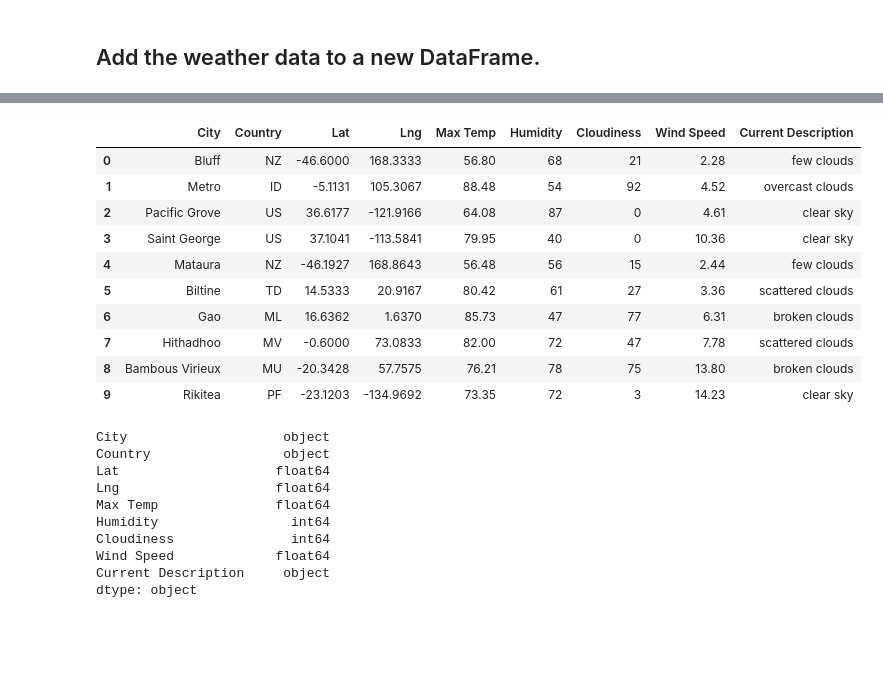
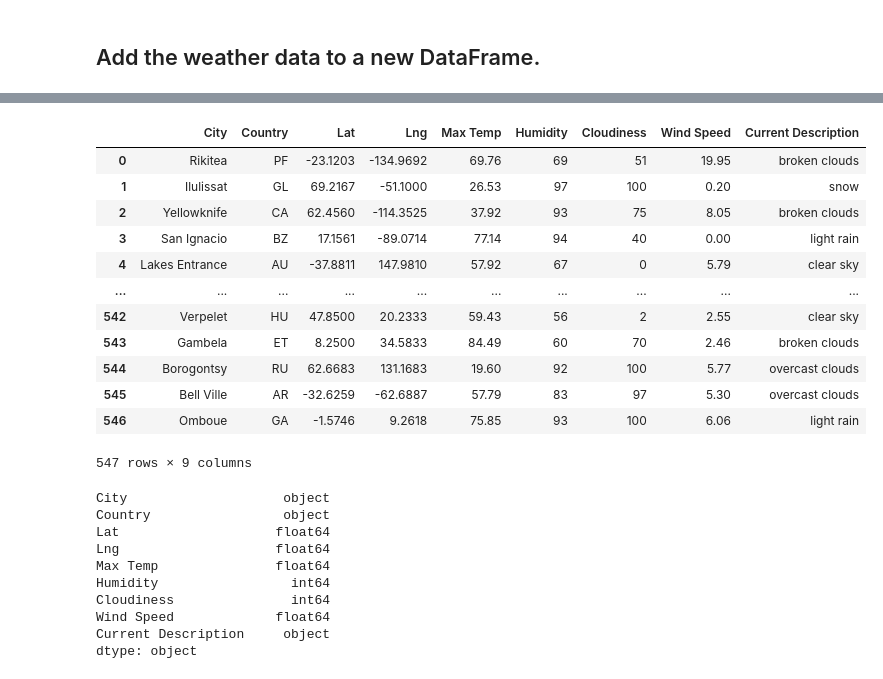
Before and after one commit to siddi582/WorldWeather, a Jupyter notebook: Weather_Database/Weather_Database.ipynb, the cells around one changed output, grey strips where cells are left out. Saved outputs shown, nothing was run; the diff lists cells and outputs as text; code cells hidden in the pictures; blank space fills up the shorter version.

```diff
--- a/Weather_Database/Weather_Database.ipynb
+++ b/Weather_Database/Weather_Database.ipynb
@@ -63,17 +88,17 @@ coordinates
 ## Use the `citipy` module to get the nearest city for each latitude and longitude combination.
 # %%
 # Create an empty list for holding the cities
-# YOUR CODE HERE
+cities = []
 
 # Use a for loop to identify nearest city for each latitude and longitude combination using the citipy module
 for coordinate in coordinates:
     # Use the citipy module to identify the nearest city to the current coordinate
-    city = # YOUR CODE HERE
+    city = citipy.nearest_city(coordinate[0], coordinate[1]).city_name
 
     # If the city is unique, then add it to a our cities list
     if city not in cities:
-        # YOUR CODE HERE
+        cities.append(city)
 
 # Print the city count to confirm sufficient count
-# YOUR CODE HERE
+len(cities)
 # %% [output]
@@ -94,7 +119,7 @@ from datetime import datetime
 from config import weather_api_key
 # %%
 # Assemble the OpenWeatherMap's API call
-url = # YOUR CODE HERE
+url = "http://api.openweathermap.org/data/2.5/weather?units=Imperial&APPID=" + weather_api_key
 # %% [markdown]
 ## Retrieve the following information from the API call.
 
@@ -179,4 +226,5 @@ len(city_data)
 ## Add the weather data to a new DataFrame.
 # %%
 # Use the city_data list to create a new pandas DataFrame.
-city_data_df = # YOUR CODE HERE
+city_data_df = pd.DataFrame(city_data)
+city_data_df.head(10)
@@ -204,25 +264,26 @@ Index(['City', 'Lat', 'Lng', 'Max Temp', 'Current Description', 'Humidity',
       dtype='object')
 # %%
 # Create a list to reorder the column names as follows:
-# "City", "Country", "Lat", "Lng", "Max Temp", "Humidity",  "Cloudiness", "Wind Speed",  "Current Description"
-# YOUR CODE HERE
+new_column_order = ["City", "Country", "Lat", "Lng","Max Temp", "Humidity", "Cloudiness", "Wind Speed", "Current Description"]
 
 # Recreate the DataFrame by using the new column order
-# YOUR CODE HERE
+city_data_df = city_data_df[new_column_order]
 
 # Display sample data
-# YOUR CODE HERE
+city_data_df
 # %% [output]
 |  | City | Country | Lat | Lng | Max Temp | Humidity | Cloudiness | Wind Speed | Current Description |
-| 0 | Bluff | NZ | -46.6000 | 168.3333 | 56.80 | 68 | 21 | 2.28 | few clouds |
-| 1 | Metro | ID | -5.1131 | 105.3067 | 88.48 | 54 | 92 | 4.52 | overcast clouds |
-| 2 | Pacific Grove | US | 36.6177 | -121.9166 | 64.08 | 87 | 0 | 4.61 | clear sky |
-| 3 | Saint George | US | 37.1041 | -113.5841 | 79.95 | 40 | 0 | 10.36 | clear sky |
-| 4 | Mataura | NZ | -46.1927 | 168.8643 | 56.48 | 56 | 15 | 2.44 | few clouds |
-| 5 | Biltine | TD | 14.5333 | 20.9167 | 80.42 | 61 | 27 | 3.36 | scattered clouds |
-| 6 | Gao | ML | 16.6362 | 1.6370 | 85.73 | 47 | 77 | 6.31 | broken clouds |
-| 7 | Hithadhoo | MV | -0.6000 | 73.0833 | 82.00 | 72 | 47 | 7.78 | scattered clouds |
-| 8 | Bambous Virieux | MU | -20.3428 | 57.7575 | 76.21 | 78 | 75 | 13.80 | broken clouds |
-| 9 | Rikitea | PF | -23.1203 | -134.9692 | 73.35 | 72 | 3 | 14.23 | clear sky |
+| 0 | Rikitea | PF | -23.1203 | -134.9692 | 69.76 | 69 | 51 | 19.95 | broken clouds |
+| 1 | Ilulissat | GL | 69.2167 | -51.1000 | 26.53 | 97 | 100 | 0.20 | snow |
+| 2 | Yellowknife | CA | 62.4560 | -114.3525 | 37.92 | 93 | 75 | 8.05 | broken clouds |
+| 3 | San Ignacio | BZ | 17.1561 | -89.0714 | 77.14 | 94 | 40 | 0.00 | light rain |
+| 4 | Lakes Entrance | AU | -37.8811 | 147.9810 | 57.92 | 67 | 0 | 5.79 | clear sky |
+| ... | ... | ... | ... | ... | ... | ... | ... | ... | ... |
+| 542 | Verpelet | HU | 47.8500 | 20.2333 | 59.43 | 56 | 2 | 2.55 | clear sky |
+| 543 | Gambela | ET | 8.2500 | 34.5833 | 84.49 | 60 | 70 | 2.46 | broken clouds |
+| 544 | Borogontsy | RU | 62.6683 | 131.1683 | 19.60 | 92 | 100 | 5.77 | overcast clouds |
+| 545 | Bell Ville | AR | -32.6259 | -62.6887 | 57.79 | 83 | 97 | 5.30 | overcast clouds |
+| 546 | Omboue | GA | -1.5746 | 9.2618 | 75.85 | 93 | 100 | 6.06 | light rain |
+547 rows × 9 columns
 # %%
 # Display the data types of each column by using the dtypes Pandas function
```
Also changed, not shown: parts of 12 cells of this notebook, 5 other files.
